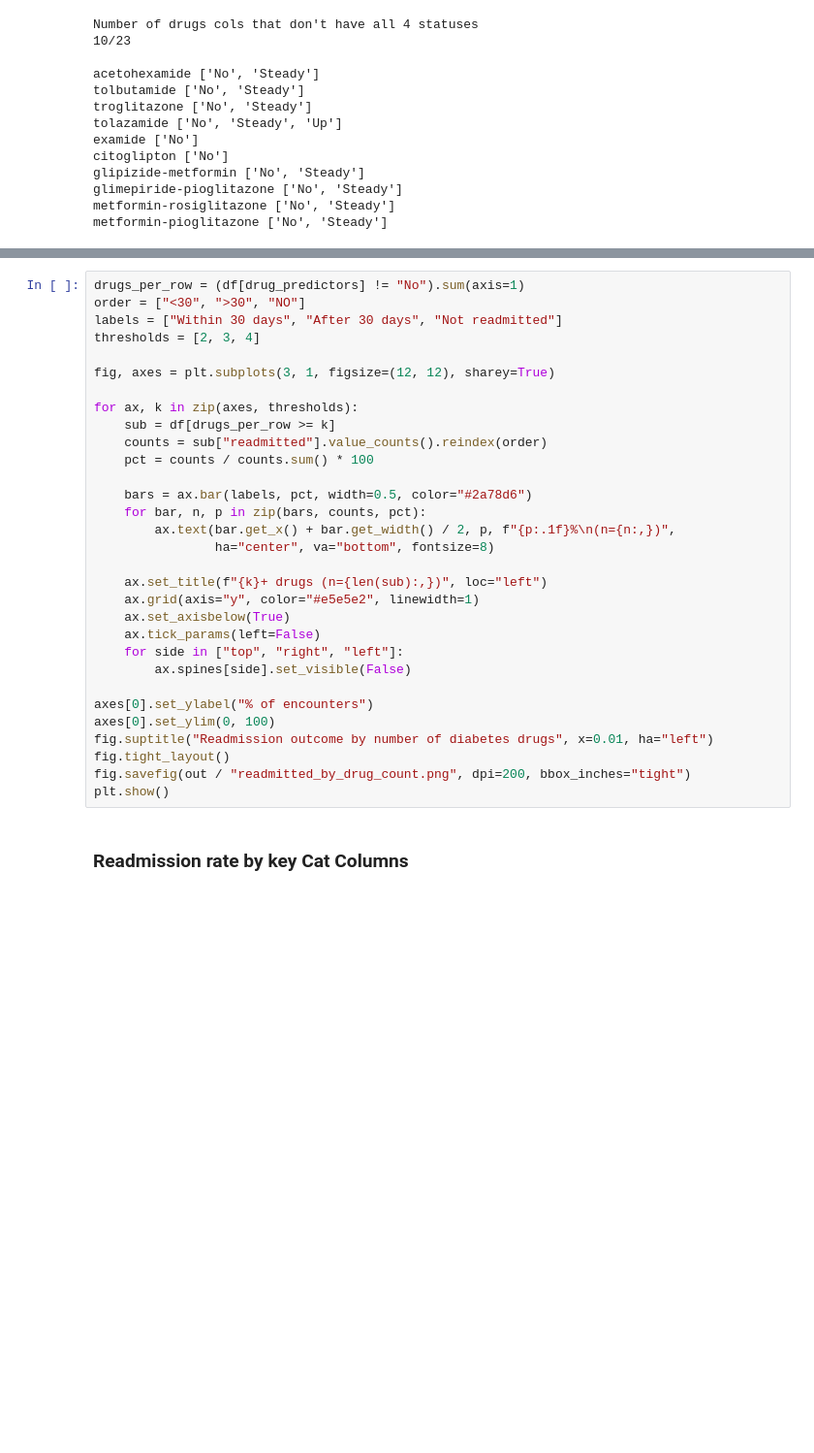
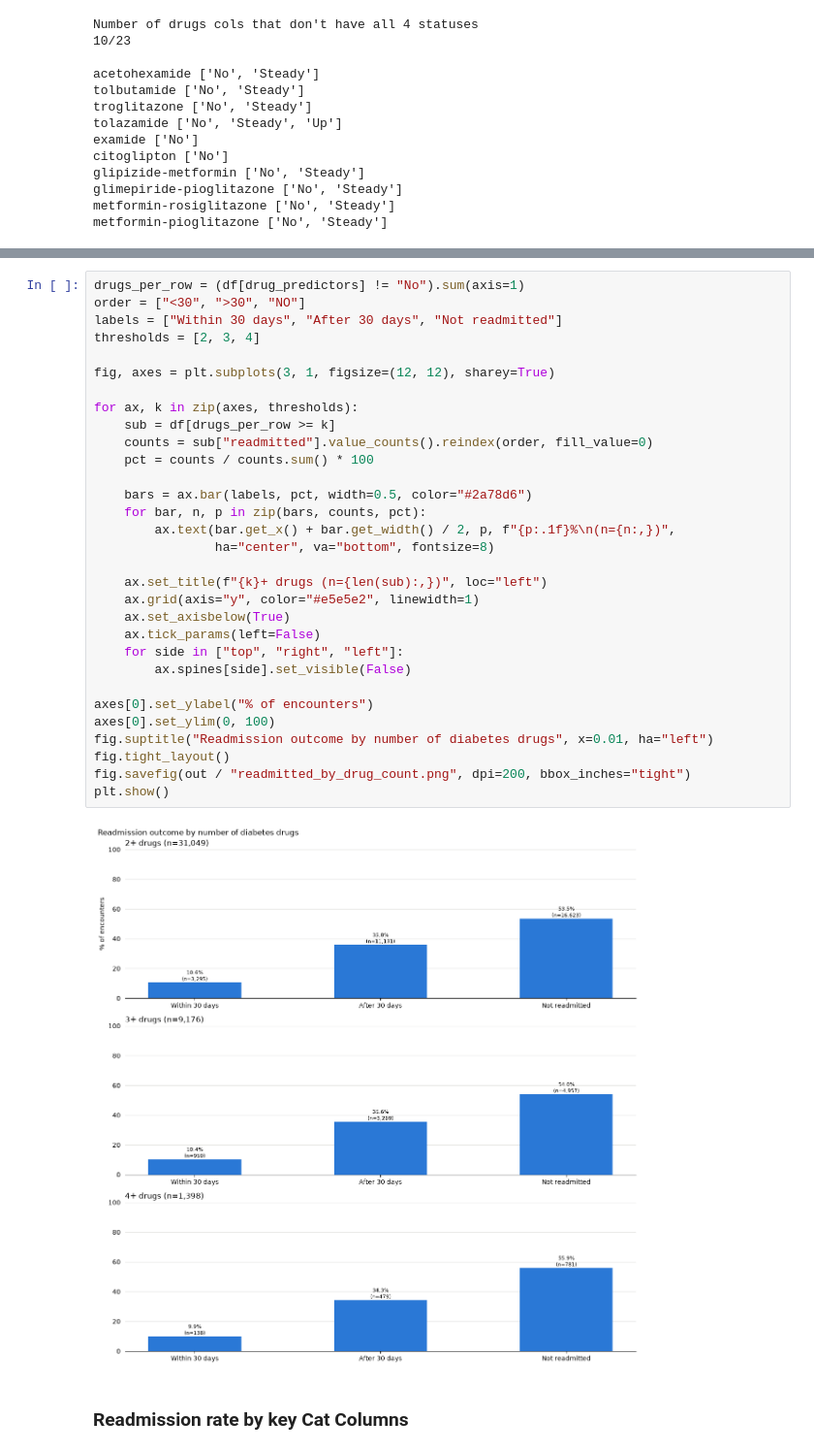
Before and after one commit to CameronLetendre/diabetes-readmission-30d, a Jupyter notebook: notebooks/01_eda.ipynb, the cells around one changed output, grey strips where cells are left out. Shown at 97% size. Saved outputs shown, nothing was run; the diff lists cells and outputs as text; blank space fills up the shorter version.

```diff
--- a/notebooks/01_eda.ipynb
+++ b/notebooks/01_eda.ipynb
@@ -249,34 +321,36 @@ KeyError: Index(['patient_nbr'], dtype='str')
 # %%
 drugs_per_row = (df[drug_predictors] != "No").sum(axis=1)
 order = ["<30", ">30", "NO"]
 labels = ["Within 30 days", "After 30 days", "Not readmitted"]
 thresholds = [2, 3, 4]
 
 fig, axes = plt.subplots(3, 1, figsize=(12, 12), sharey=True)
 
 for ax, k in zip(axes, thresholds):
     sub = df[drugs_per_row >= k]
-    counts = sub["readmitted"].value_counts().reindex(order)
+    counts = sub["readmitted"].value_counts().reindex(order, fill_value=0)
     pct = counts / counts.sum() * 100
 
     bars = ax.bar(labels, pct, width=0.5, color="#2a78d6")
     for bar, n, p in zip(bars, counts, pct):
         ax.text(bar.get_x() + bar.get_width() / 2, p, f"{p:.1f}%\n(n={n:,})",
                 ha="center", va="bottom", fontsize=8)
 
     ax.set_title(f"{k}+ drugs (n={len(sub):,})", loc="left")
     ax.grid(axis="y", color="#e5e5e2", linewidth=1)
     ax.set_axisbelow(True)
     ax.tick_params(left=False)
     for side in ["top", "right", "left"]:
         ax.spines[side].set_visible(False)
 
 axes[0].set_ylabel("% of encounters")
 axes[0].set_ylim(0, 100)
 fig.suptitle("Readmission outcome by number of diabetes drugs", x=0.01, ha="left")
 fig.tight_layout()
 fig.savefig(out / "readmitted_by_drug_count.png", dpi=200, bbox_inches="tight")
 plt.show()
+# %% [output]
+[figure, added]
 # %% [markdown]
 ### Readmission rate by key Cat Columns
 # %%
```
Also changed, not shown: parts of 23 cells of this notebook, 3 other files.
